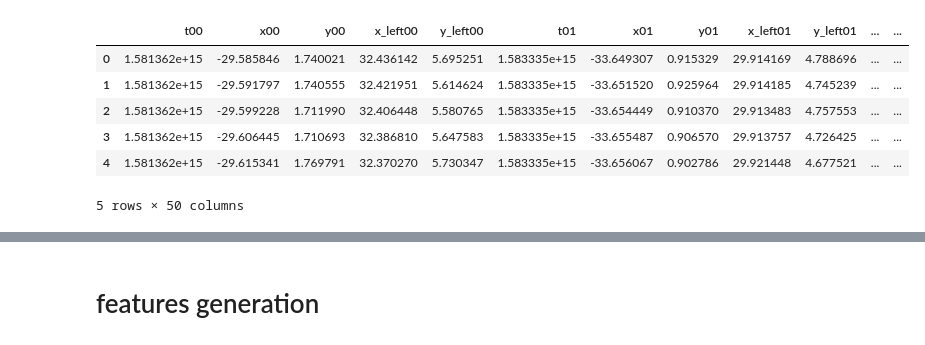
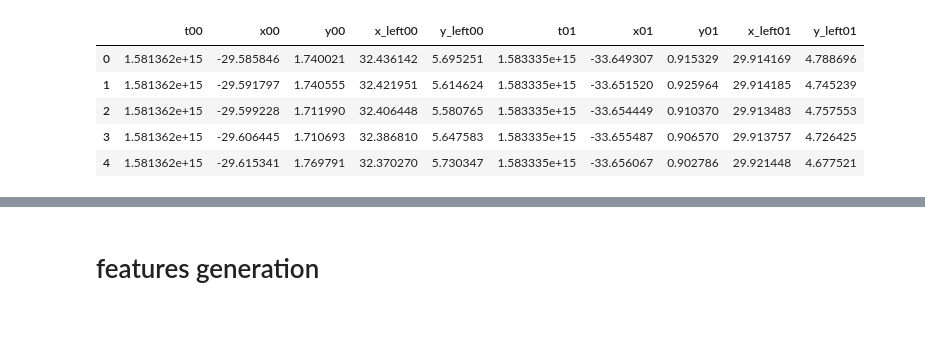
Before and after one commit to LeweLotki/saccade_analysis, a Jupyter notebook: notebooks/ml.ipynb, the cells around one changed output, grey strips where cells are left out. Saved outputs shown, nothing was run; the diff lists cells and outputs as text; code cells hidden in the pictures.

```diff
--- a/notebooks/ml.ipynb
+++ b/notebooks/ml.ipynb
@@ -313,3 +313,5 @@ print(len(saccade_seq))
+# %%
+labels_num = 2
 # %%
 import pandas as pd
 
@@ -324,41 +326,40 @@ rename_dict = {
     "t": "t",
     "right_gaze_origin_position_in_hmd_coordinates_x": "x",
     "right_gaze_origin_position_in_hmd_coordinates_y": "y",
     "left_gaze_origin_position_in_hmd_coordinates_x": "x_left",
     "left_gaze_origin_position_in_hmd_coordinates_y": "y_left"
 }
 
 # List to store all DataFrames
 df_list = []
 
 # Load each CSV file and process it
-for i in range(10):  # Loop from 00 to 09
+for i in range(labels_num):  # Loop from 00 to 09
     file_path = f"../data/{i:02d}/data.csv"  # Format path dynamically
 
     # Load CSV, only select needed columns
     df = pd.read_csv(file_path, usecols=selected_columns)
 
     # Trim to 100,000 rows
     df = df.iloc[:100000]
 
     # Rename columns with appropriate suffix
     df = df.rename(columns={col: f"{rename_dict[col]}{i:02d}" for col in selected_columns})
 
     # Append processed DataFrame to the list
     df_list.append(df)
 
 # Concatenate all DataFrames side-by-side
 merged_df = pd.concat(df_list, axis=1)
 
 merged_df.head()
 # %% [output]
-|  | t00 | x00 | y00 | x_left00 | y_left00 | t01 | x01 | y01 | x_left01 | y_left01 | ... | ... |
-| 0 | 1.581362e+15 | -29.585846 | 1.740021 | 32.436142 | 5.695251 | 1.583335e+15 | -33.649307 | 0.915329 | 29.914169 | 4.788696 | ... | ... |
-| 1 | 1.581362e+15 | -29.591797 | 1.740555 | 32.421951 | 5.614624 | 1.583335e+15 | -33.651520 | 0.925964 | 29.914185 | 4.745239 | ... | ... |
-| 2 | 1.581362e+15 | -29.599228 | 1.711990 | 32.406448 | 5.580765 | 1.583335e+15 | -33.654449 | 0.910370 | 29.913483 | 4.757553 | ... | ... |
-| 3 | 1.581362e+15 | -29.606445 | 1.710693 | 32.386810 | 5.647583 | 1.583335e+15 | -33.655487 | 0.906570 | 29.913757 | 4.726425 | ... | ... |
-| 4 | 1.581362e+15 | -29.615341 | 1.769791 | 32.370270 | 5.730347 | 1.583335e+15 | -33.656067 | 0.902786 | 29.921448 | 4.677521 | ... | ... |
+|  | t00 | x00 | y00 | x_left00 | y_left00 | t01 | x01 | y01 | x_left01 | y_left01 |
+| 0 | 1.581362e+15 | -29.585846 | 1.740021 | 32.436142 | 5.695251 | 1.583335e+15 | -33.649307 | 0.915329 | 29.914169 | 4.788696 |
+| 1 | 1.581362e+15 | -29.591797 | 1.740555 | 32.421951 | 5.614624 | 1.583335e+15 | -33.651520 | 0.925964 | 29.914185 | 4.745239 |
+| 2 | 1.581362e+15 | -29.599228 | 1.711990 | 32.406448 | 5.580765 | 1.583335e+15 | -33.654449 | 0.910370 | 29.913483 | 4.757553 |
+| 3 | 1.581362e+15 | -29.606445 | 1.710693 | 32.386810 | 5.647583 | 1.583335e+15 | -33.655487 | 0.906570 | 29.913757 | 4.726425 |
+| 4 | 1.581362e+15 | -29.615341 | 1.769791 | 32.370270 | 5.730347 | 1.583335e+15 | -33.656067 | 0.902786 | 29.921448 | 4.677521 |
-5 rows × 50 columns
 # %%
 import pandas as pd
 import numpy as np
```
Also changed, not shown: parts of 9 cells of this notebook, 3 other files.
